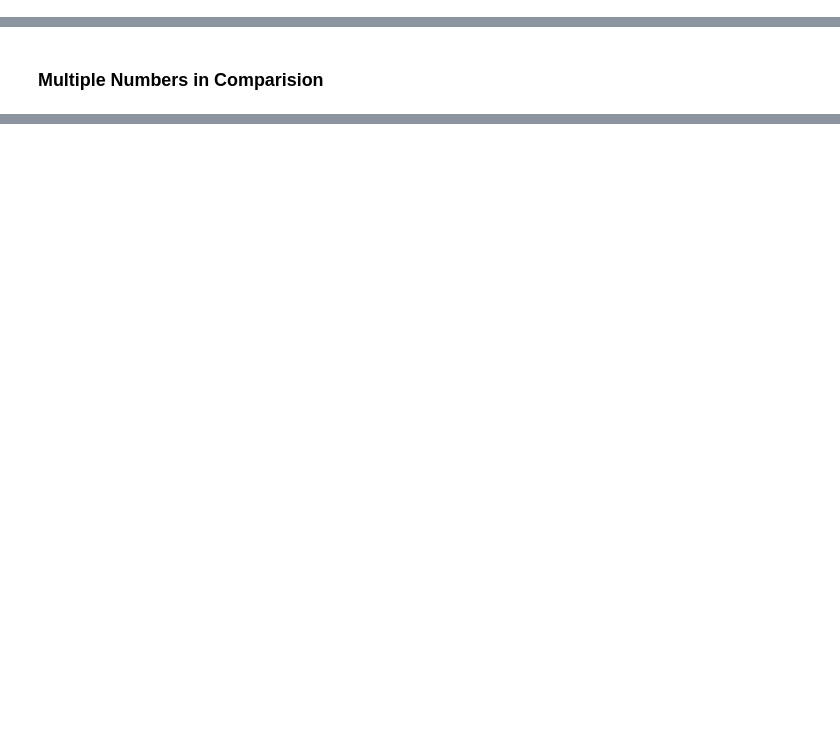
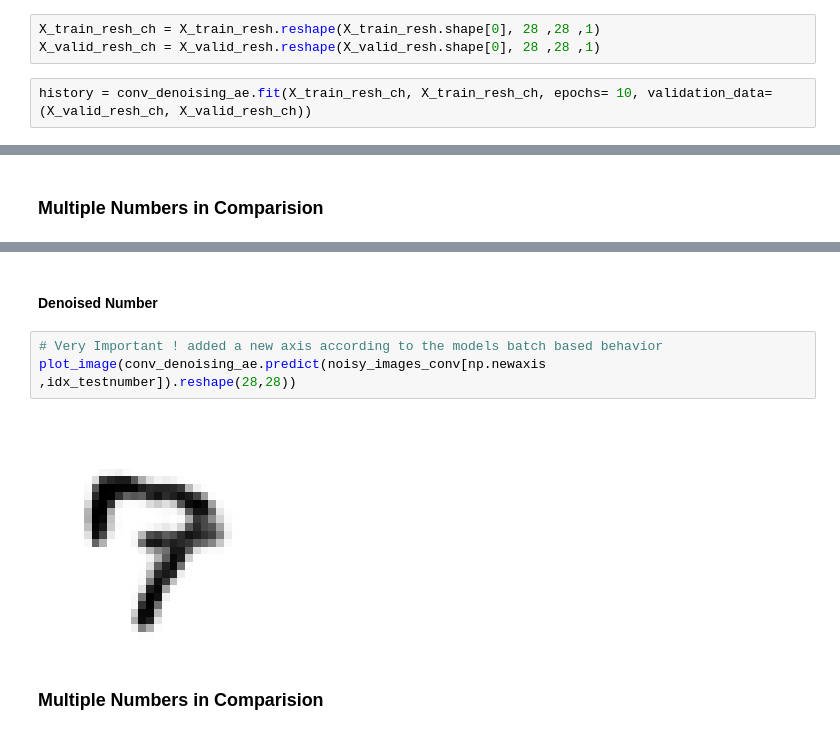
Before and after one commit to IIIskiplikIII/autoencoding-mnist, a Jupyter notebook: autoencoding-mnist.ipynb, the cells around one changed output, grey strips where cells are left out. Cells and saved outputs as stored; diff of their text form; blank space fills up the shorter version.

Commit message:
Added a convolutional autoencoder denosing model

```diff
--- a/autoencoding-mnist.ipynb
+++ b/autoencoding-mnist.ipynb
@@ -285,0 +383,5 @@ plt.plot(history.history['val_loss'])
+# %%
+X_train_resh_ch = X_train_resh.reshape(X_train_resh.shape[0], 28 ,28 ,1)
+X_valid_resh_ch = X_valid_resh.reshape(X_valid_resh.shape[0], 28 ,28 ,1)
+# %%
+history = conv_denoising_ae.fit(X_train_resh_ch, X_train_resh_ch, epochs= 10, validation_data=(X_valid_resh_ch, X_valid_resh_ch))
@@ -347,0 +498,9 @@ show_reconstructions(dropout_ae, noisy_images)
+# %% [markdown]
+#### Denoised Number
+# %%
+# Very Important ! added a new axis according to the models batch based behavior
+plot_image(conv_denoising_ae.predict(noisy_images_conv[np.newaxis ,idx_testnumber]).reshape(28,28))
+# %% [output]
+[figure, added]
+# %% [markdown]
+### Multiple Numbers in Comparision
```
Also changed, not shown: parts of 40 cells of this notebook.
